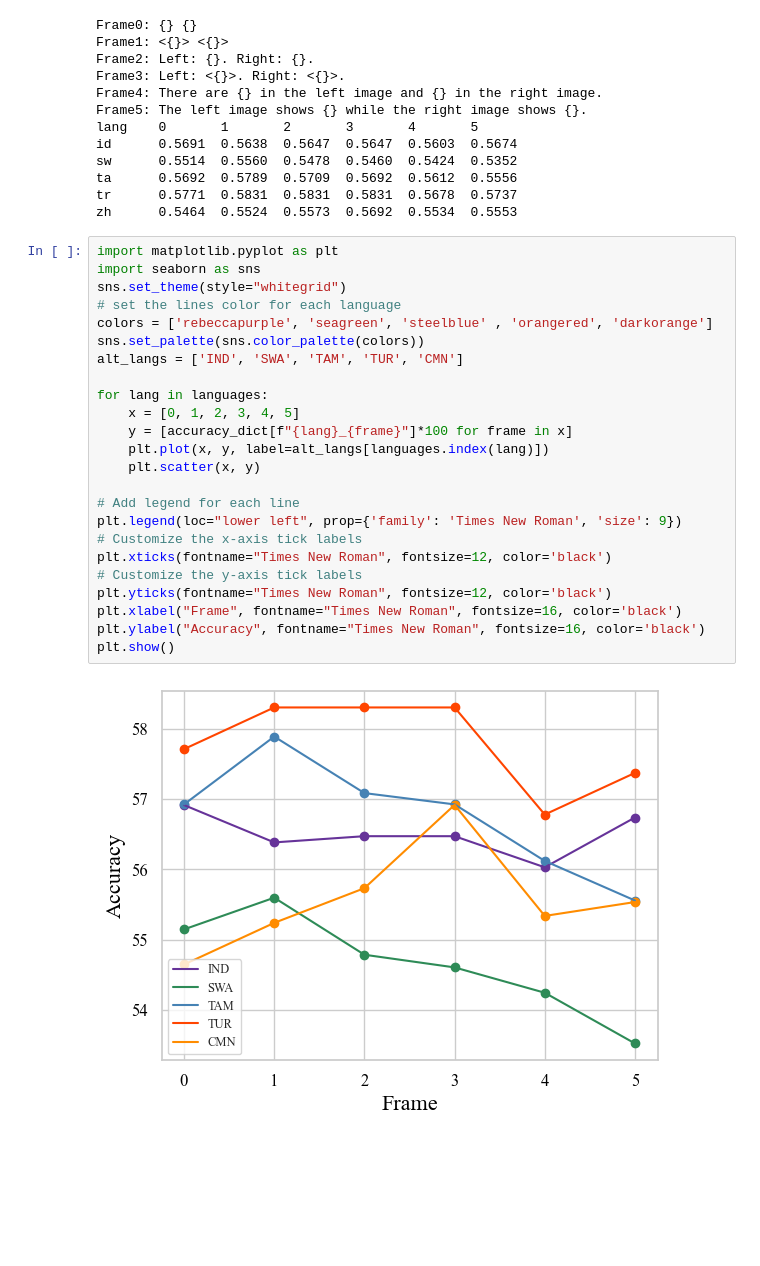
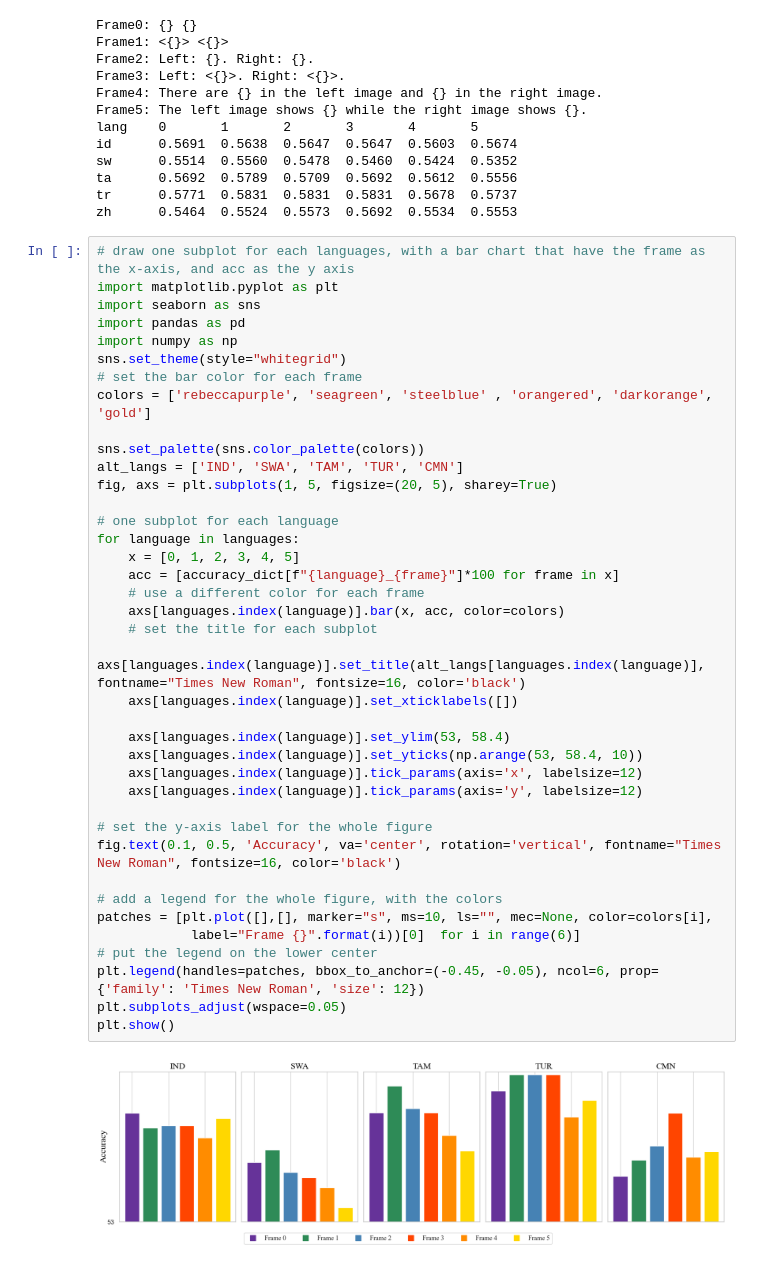
Before and after one commit to guojun-wu/ICU, a Jupyter notebook: result.ipynb, the cells around one changed output. Drawn from its saved outputs; the diff is of its cells as text; blank space fills up the shorter version.

Commit message:
adjust the visulization of result

```diff
--- a/result.ipynb
+++ b/result.ipynb
@@ -123,29 +123,44 @@ sw      0.5514  0.5560  0.5478  0.5460  0.5424  0.5352
 ta      0.5692  0.5789  0.5709  0.5692  0.5612  0.5556
 tr      0.5771  0.5831  0.5831  0.5831  0.5678  0.5737
 zh      0.5464  0.5524  0.5573  0.5692  0.5534  0.5553
-# %%
-import matplotlib.pyplot as plt
-import seaborn as sns
-sns.set_theme(style="whitegrid")
-# set the lines color for each language
-colors = ['rebeccapurple', 'seagreen', 'steelblue' , 'orangered', 'darkorange']
-sns.set_palette(sns.color_palette(colors))
-alt_langs = ['IND', 'SWA', 'TAM', 'TUR', 'CMN']
-
-for lang in languages:
-    x = [0, 1, 2, 3, 4, 5]
-    y = [accuracy_dict[f"{lang}_{frame}"]*100 for frame in x]
-    plt.plot(x, y, label=alt_langs[languages.index(lang)])
-    plt.scatter(x, y)
-
-# Add legend for each line
-plt.legend(loc="lower left", prop={'family': 'Times New Roman', 'size': 9})
-# Customize the x-axis tick labels
-plt.xticks(fontname="Times New Roman", fontsize=12, color='black')
-# Customize the y-axis tick labels
-plt.yticks(fontname="Times New Roman", fontsize=12, color='black')
-plt.xlabel("Frame", fontname="Times New Roman", fontsize=16, color='black')
-plt.ylabel("Accuracy", fontname="Times New Roman", fontsize=16, color='black')
-plt.show()
-# %% [output]
-[figure, removed]
+# %%
+# draw one subplot for each languages, with a bar chart that have the frame as the x-axis, and acc as the y axis
+import matplotlib.pyplot as plt
+import seaborn as sns
+import pandas as pd
+import numpy as np
+sns.set_theme(style="whitegrid")
+# set the bar color for each frame
+colors = ['rebeccapurple', 'seagreen', 'steelblue' , 'orangered', 'darkorange', 'gold']
+
+sns.set_palette(sns.color_palette(colors))
+alt_langs = ['IND', 'SWA', 'TAM', 'TUR', 'CMN']
+fig, axs = plt.subplots(1, 5, figsize=(20, 5), sharey=True)
+
+# one subplot for each language
+for language in languages:
+    x = [0, 1, 2, 3, 4, 5]
+    acc = [accuracy_dict[f"{language}_{frame}"]*100 for frame in x]
+    # use a different color for each frame
+    axs[languages.index(language)].bar(x, acc, color=colors)
+    # set the title for each subplot
+    axs[languages.index(language)].set_title(alt_langs[languages.index(language)], fontname="Times New Roman", fontsize=16, color='black')
+    axs[languages.index(language)].set_xticklabels([])
+
+    axs[languages.index(language)].set_ylim(53, 58.4)
+    axs[languages.index(language)].set_yticks(np.arange(53, 58.4, 10))
+    axs[languages.index(language)].tick_params(axis='x', labelsize=12)
+    axs[languages.index(language)].tick_params(axis='y', labelsize=12)
+
+# set the y-axis label for the whole figure
+fig.text(0.1, 0.5, 'Accuracy', va='center', rotation='vertical', fontname="Times New Roman", fontsize=16, color='black')
+
+# add a legend for the whole figure, with the colors
+patches = [plt.plot([],[], marker="s", ms=10, ls="", mec=None, color=colors[i],
+            label="Frame {}".format(i))[0]  for i in range(6)]
+# put the legend on the lower center
+plt.legend(handles=patches, bbox_to_anchor=(-0.45, -0.05), ncol=6, prop={'family': 'Times New Roman', 'size': 12})
+plt.subplots_adjust(wspace=0.05)
+plt.show()
+# %% [output]
+[figure, added]
```
Also changed, not shown: 1 other file.
